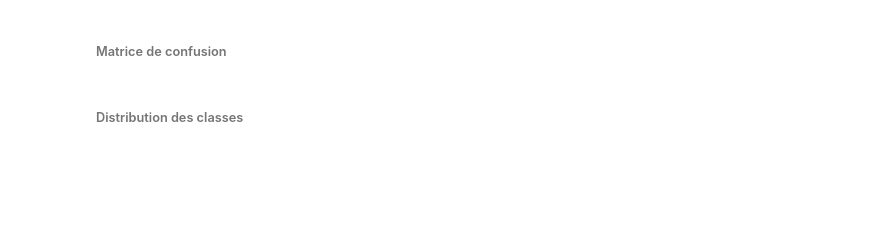
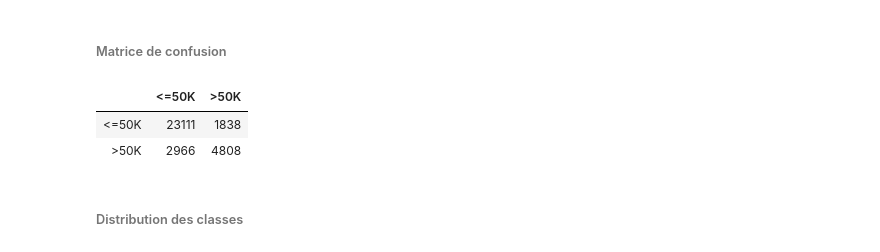
Before and after one commit to karmoka/inf8215, a Jupyter notebook: TP3/TP3_INF8215.ipynb, the cells around one changed output. Drawn from its saved outputs; the diff is of its cells as text; code cells hidden in the pictures; blank space fills up the shorter version.

```diff
--- a/TP3/TP3_INF8215.ipynb
+++ b/TP3/TP3_INF8215.ipynb
@@ -943,0 +1008,13 @@ Median value for >50k =     0.2896
+# %%
+# Recherche proche des parametres trouvé par la recherche aléatoire pour les améliorer encore plus
+%%time
+parameter_space = {'n_estimators': [1400, 1500, 1600, 1700, 1800],
+               'max_features': ['sqrt'],
+               'max_depth': [2, 5, 10, 15, None],
+               'min_samples_split': [8, 10, 12],
+               'min_samples_leaf': [1, 2],
+               'bootstrap': [True]}
+model_rf_grid = GridSearchCV(estimator=RandomForestClassifier(), param_grid=parameter_space,
+                           scoring='neg_log_loss', cv = 3, n_jobs = -1, verbose = 2)
+model_rf_grid.fit(X_train_preprocess,y_train_label)
+model_rf_grid.best_params_
@@ -943,0 +1054,14 @@ Median value for >50k =     0.2896
+# %%
+# relu a été testé, ne donne pas de bons résultats
+# sgd, lbfgs a été testé, ne donne pas de bons résultats
+parameter_space = {
+    'hidden_layer_sizes': [(50,50,50), (100, 100, 100), (25, 50, 25)],
+    'activation': ['tanh'],
+    'solver': ['adam'],
+    'alpha': [0.0001, 0.05],
+    'learning_rate': ['adaptive'],
+}
+mlp = MLPClassifier(max_iter=100)
+clf = GridSearchCV(mlp, parameter_space, n_jobs=-1, verbose=2, cv=3, scoring='neg_log_loss')
+clf.fit(X_train_preprocess,y_train_label)
+print_metrics(clf)
@@ -997,12 +1134,18 @@ X_train_preprocess.shape
 # %%
 # Train selected model
-selected_model = SoftmaxClassifier()
-y_pred = selected_model.fit_predict(X_train_preprocess,y_train_label)
+# selected_model = GridSearchCV(calibrated_forest, param_grid, cv=5)
+# selected_model.fit(X_train_preprocess,y_train_label)
+y_pred = clf.predict(X_train_preprocess)
 # %% [markdown]
 ###### Matrice de confusion
 # %%
 from sklearn.metrics import confusion_matrix
-pd.DataFrame(confusion_matrix(y_train_label, y_pred), columns = target_label.classes_, index = target_label.classes_)
+classes = income_processor.labeler.classes_
+pd.DataFrame(confusion_matrix(y_train_label, y_pred), columns = classes, index = classes)
+# %% [output]
+|  | <=50K | >50K |
+| <=50K | 23111 | 1838 |
+| >50K | 2966 | 4808 |
 # %% [markdown]
 ###### Distribution des classes
 # %%
```
Also changed, not shown: parts of 25 cells of this notebook.
